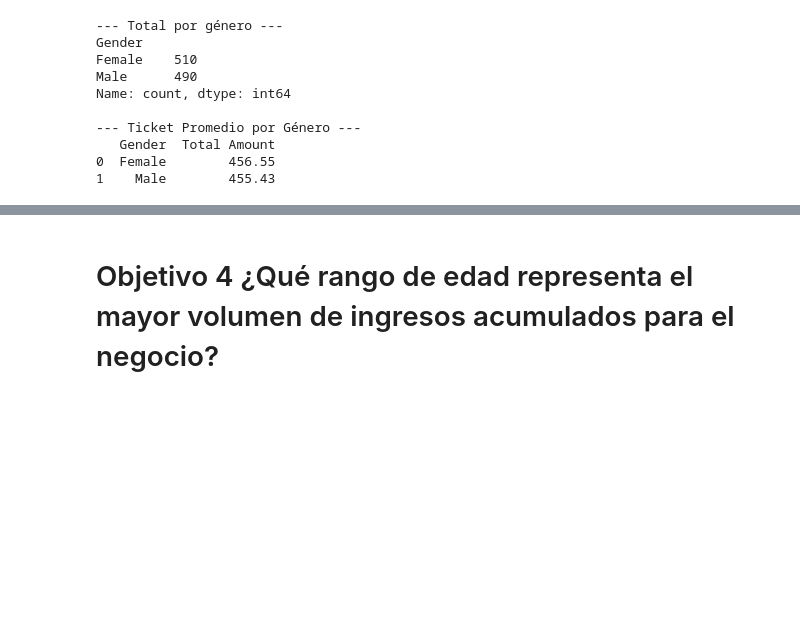
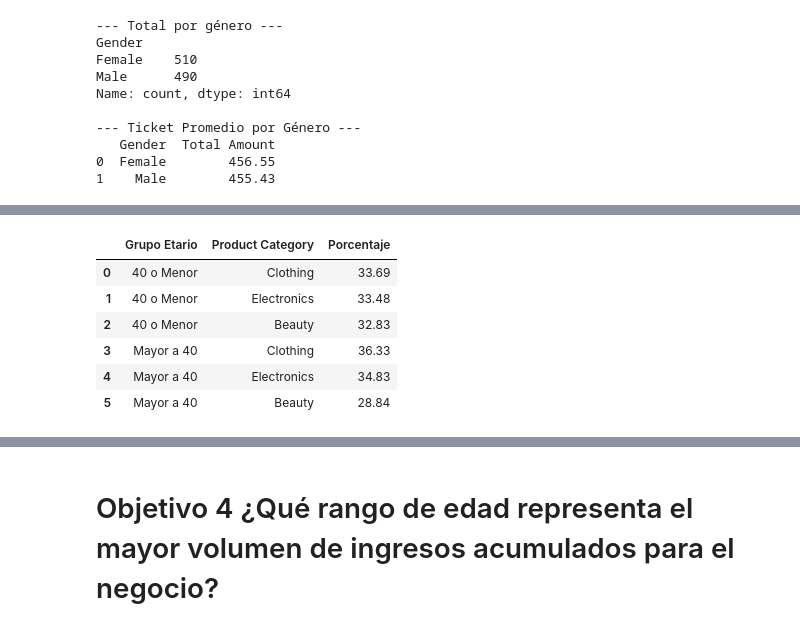
Before and after one commit to RafaelFerrer33/Analisis-de-inventario-de-producto, a Jupyter notebook: NOTEBOOK.ipynb, the cells around one changed output, grey strips where cells are left out. Cells and saved outputs as stored; diff of their text form; code cells hidden in the pictures; blank space fills up the shorter version.

Commit message:
Cambios en el segundo y tercer objetivo
Se realizaron cambios en el segundo y tercer objetivo para ofrecer mayor claridad a la hora de explicar datos

```diff
--- a/NOTEBOOK.ipynb
+++ b/NOTEBOOK.ipynb
@@ -196,0 +180,17 @@ Name: Total Amount, dtype: float64
+# %%
+# 2. Calculamos los porcentajes exactamente como tú lo hiciste, pero en una sola tabla
+pref_edades = df.groupby('Grupo Etario')['Product Category'].value_counts(normalize=True).reset_index(name='Porcentaje')
+
+# 3. Multiplicamos por 100 para que sea un formato de porcentaje real (ej: 33%)
+pref_edades['Porcentaje'] = (pref_edades['Porcentaje'] * 100).round(2)
+
+# Vemos cómo quedó nuestra tabla lista para graficar
+pref_edades
+# %% [output]
+|  | Grupo Etario | Product Category | Porcentaje |
+| 0 | 40 o Menor | Clothing | 33.69 |
+| 1 | 40 o Menor | Electronics | 33.48 |
+| 2 | 40 o Menor | Beauty | 32.83 |
+| 3 | Mayor a 40 | Clothing | 36.33 |
+| 4 | Mayor a 40 | Electronics | 34.83 |
+| 5 | Mayor a 40 | Beauty | 28.84 |
```
Also changed, not shown: parts of 16 cells of this notebook, 1 other file.
